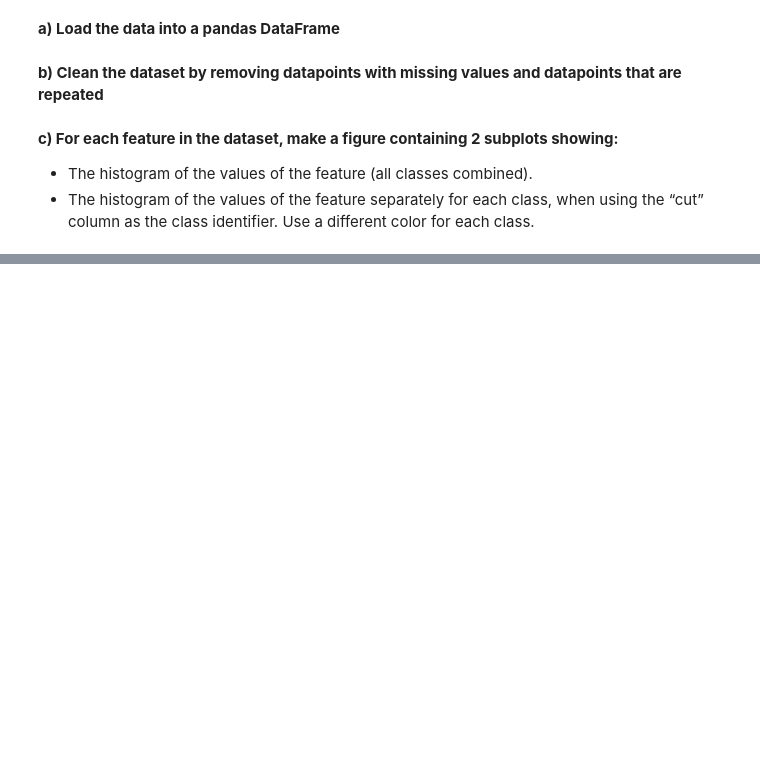
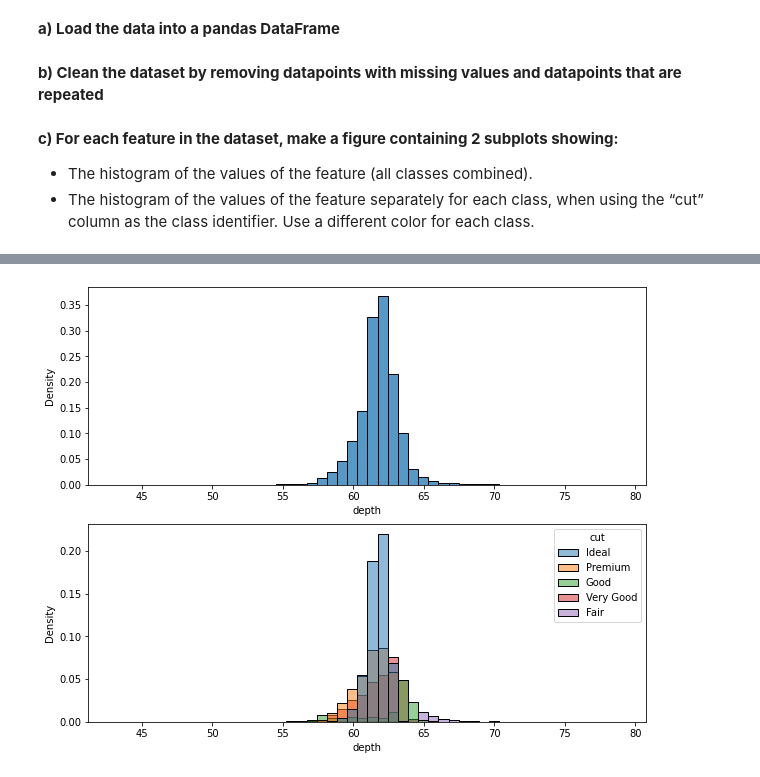
Before and after one commit to juanbelieni/fgv-tacd-a1, a Jupyter notebook: work/part-1.ipynb, the cells around one changed output, grey strips where cells are left out. Saved outputs shown, nothing was run; the diff lists cells and outputs as text; code cells hidden in the pictures; blank space fills up the shorter version.

```diff
--- a/work/part-1.ipynb
+++ b/work/part-1.ipynb
@@ -24,0 +43,6 @@ diamonds_dataset.drop_duplicates()
+# %%
+# Plotting the histograms for "depth"
+
+plot_histograms("depth")
+# %% [output]
+[figure, added]
```
Also changed, not shown: parts of 9 cells of this notebook.
